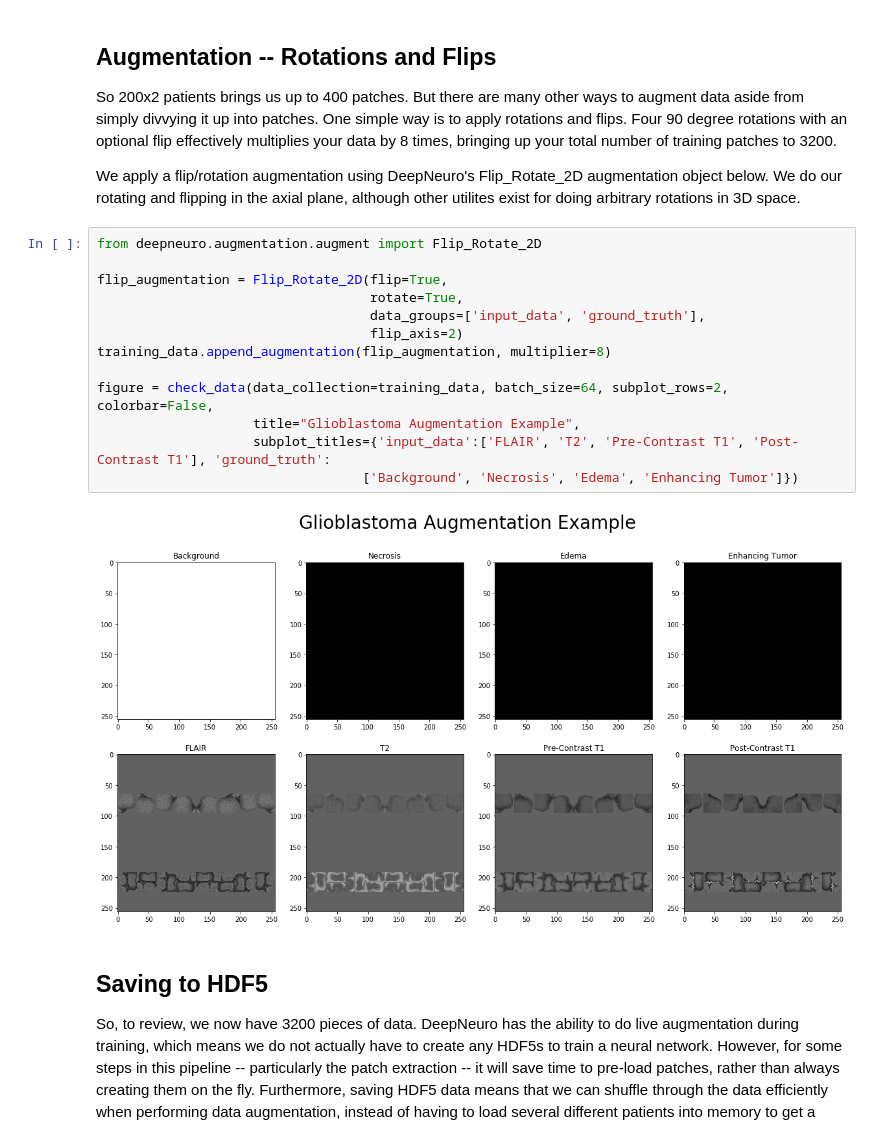
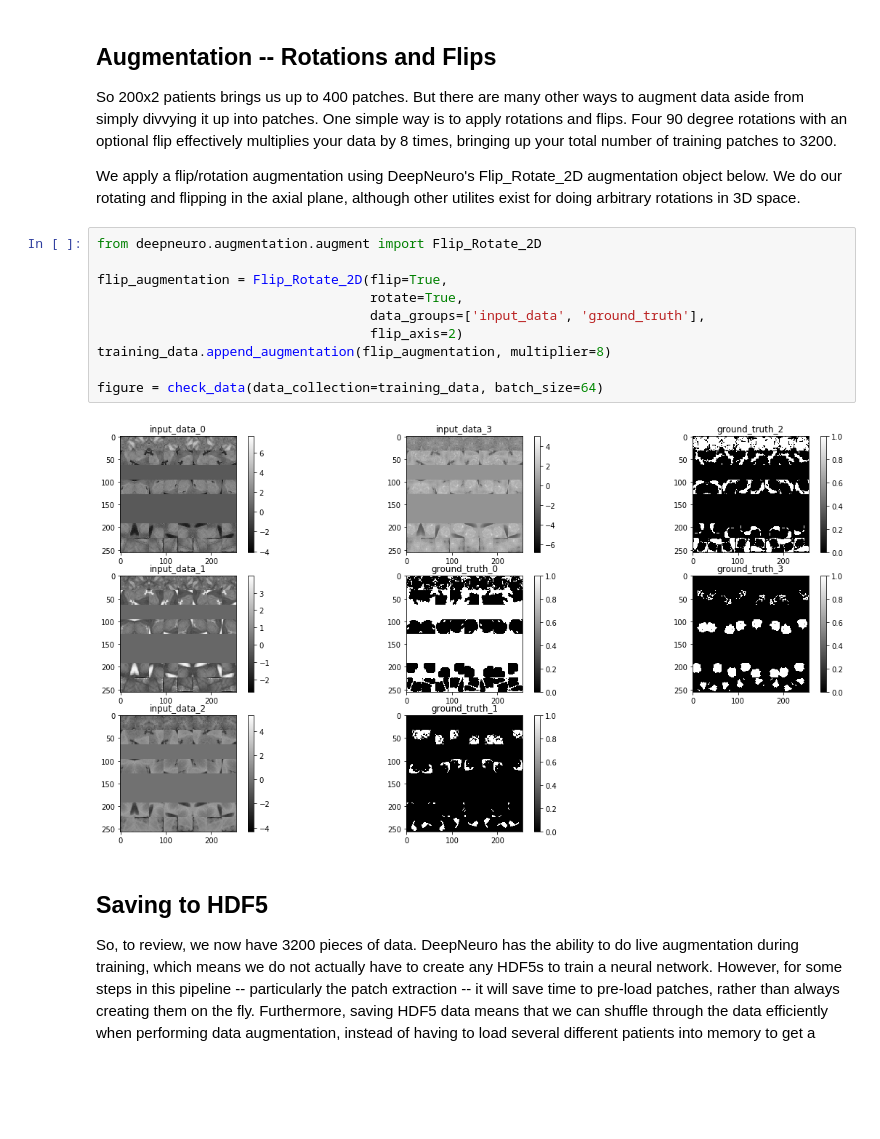
Before and after one commit to QTIM-Lab/DeepNeuro, a Jupyter notebook: notebooks/Preprocess_and_Augment.ipynb, the cells around one changed output. Saved outputs shown, nothing was run; the diff lists cells and outputs as text; blank space fills up the shorter version.

```diff
--- a/notebooks/Preprocess_and_Augment.ipynb
+++ b/notebooks/Preprocess_and_Augment.ipynb
@@ -155,18 +149,15 @@ We apply a flip/rotation augmentation using DeepNeuro's Flip_Rotate_2D augmentat
 # %%
 from deepneuro.augmentation.augment import Flip_Rotate_2D
 
 flip_augmentation = Flip_Rotate_2D(flip=True,
                                    rotate=True,
                                    data_groups=['input_data', 'ground_truth'],
                                    flip_axis=2)
 training_data.append_augmentation(flip_augmentation, multiplier=8)
 
-figure = check_data(data_collection=training_data, batch_size=64, subplot_rows=2, colorbar=False,
-                    title="Glioblastoma Augmentation Example",
-                    subplot_titles={'input_data':['FLAIR', 'T2', 'Pre-Contrast T1', 'Post-Contrast T1'], 'ground_truth':
-                                  ['Background', 'Necrosis', 'Edema', 'Enhancing Tumor']})
+figure = check_data(data_collection=training_data, batch_size=64)
 # %% [output]
-[figure, old version]
+[figure, new version]
 # %% [markdown]
 ## Saving to HDF5
 
```
Also changed, not shown: parts of 9 cells of this notebook, 2 other files.
